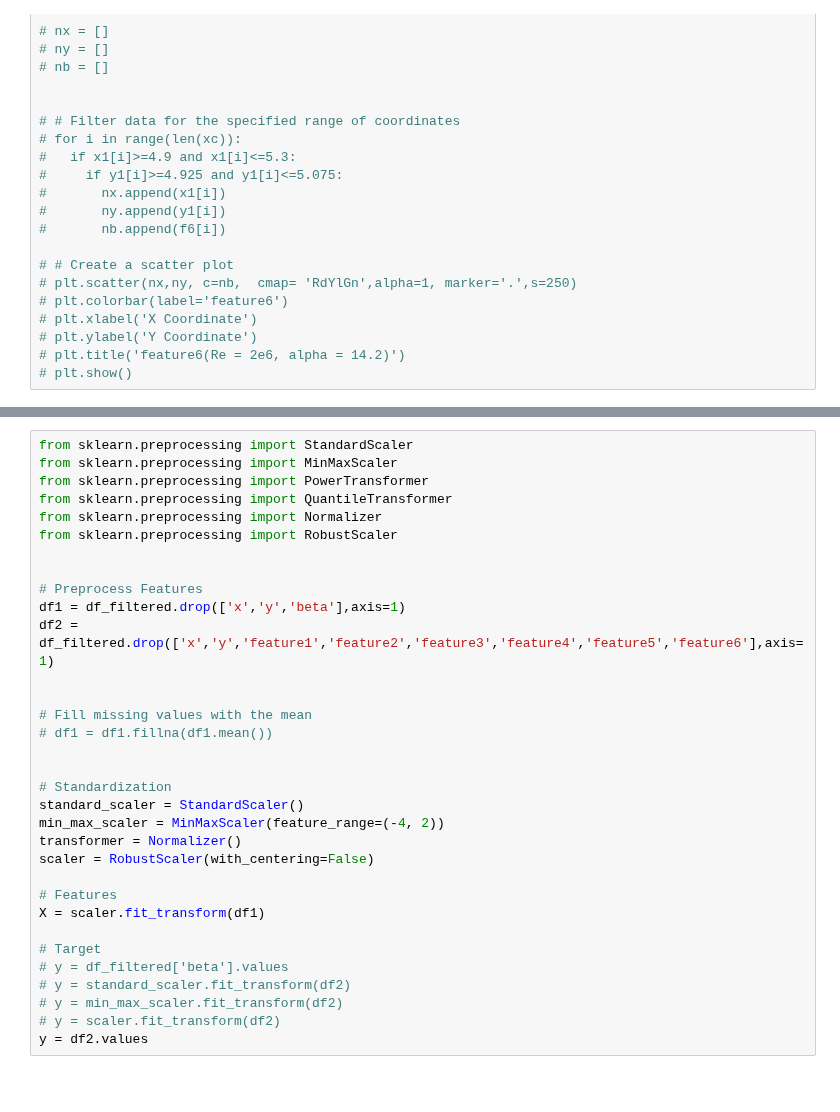
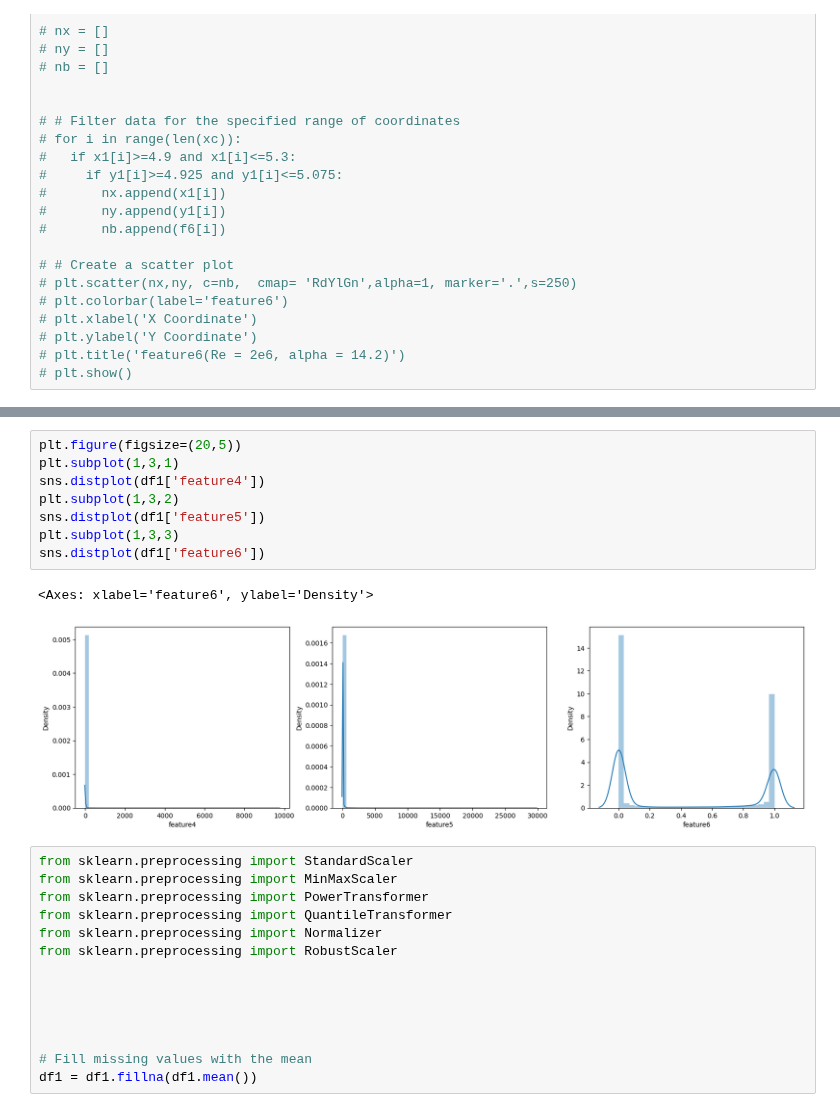
Before and after one commit to sudeepmenon17/PytorchforNN, a Jupyter notebook: AirfoilS809_SAmodel.ipynb, the cells around one changed output, grey strips where cells are left out. Drawn from its saved outputs; the diff is of its cells as text; blank space fills up the shorter version.

```diff
--- a/AirfoilS809_SAmodel.ipynb
+++ b/AirfoilS809_SAmodel.ipynb
@@ -247,3 +279,14 @@ df_filtered = df[(df['beta'] < 0.998) | (df['beta'] > 1.002)]
+# %%
+plt.figure(figsize=(20,5))
+plt.subplot(1,3,1)
+sns.distplot(df1['feature4'])
+plt.subplot(1,3,2)
+sns.distplot(df1['feature5'])
+plt.subplot(1,3,3)
+sns.distplot(df1['feature6'])
+# %% [output]
+<Axes: xlabel='feature6', ylabel='Density'>
+[figure, added]
 # %%
 from sklearn.preprocessing import StandardScaler
 from sklearn.preprocessing import MinMaxScaler
@@ -253,27 +296,8 @@ from sklearn.preprocessing import Normalizer
 from sklearn.preprocessing import RobustScaler
 
 
-# Preprocess Features
-df1 = df_filtered.drop(['x','y','beta'],axis=1)
-df2 = df_filtered.drop(['x','y','feature1','feature2','feature3','feature4','feature5','feature6'],axis=1)
+
 
 
 # Fill missing values with the mean
-# df1 = df1.fillna(df1.mean())
-
-
-# Standardization
-standard_scaler = StandardScaler()
-min_max_scaler = MinMaxScaler(feature_range=(-4, 2))
-transformer = Normalizer()
-scaler = RobustScaler(with_centering=False)
-
-# Features
-X = scaler.fit_transform(df1)
-
-# Target
-# y = df_filtered['beta'].values
-# y = standard_scaler.fit_transform(df2)
-# y = min_max_scaler.fit_transform(df2)
-# y = scaler.fit_transform(df2)
-y = df2.values
+df1 = df1.fillna(df1.mean())
```
Also changed, not shown: parts of 7 cells of this notebook.
